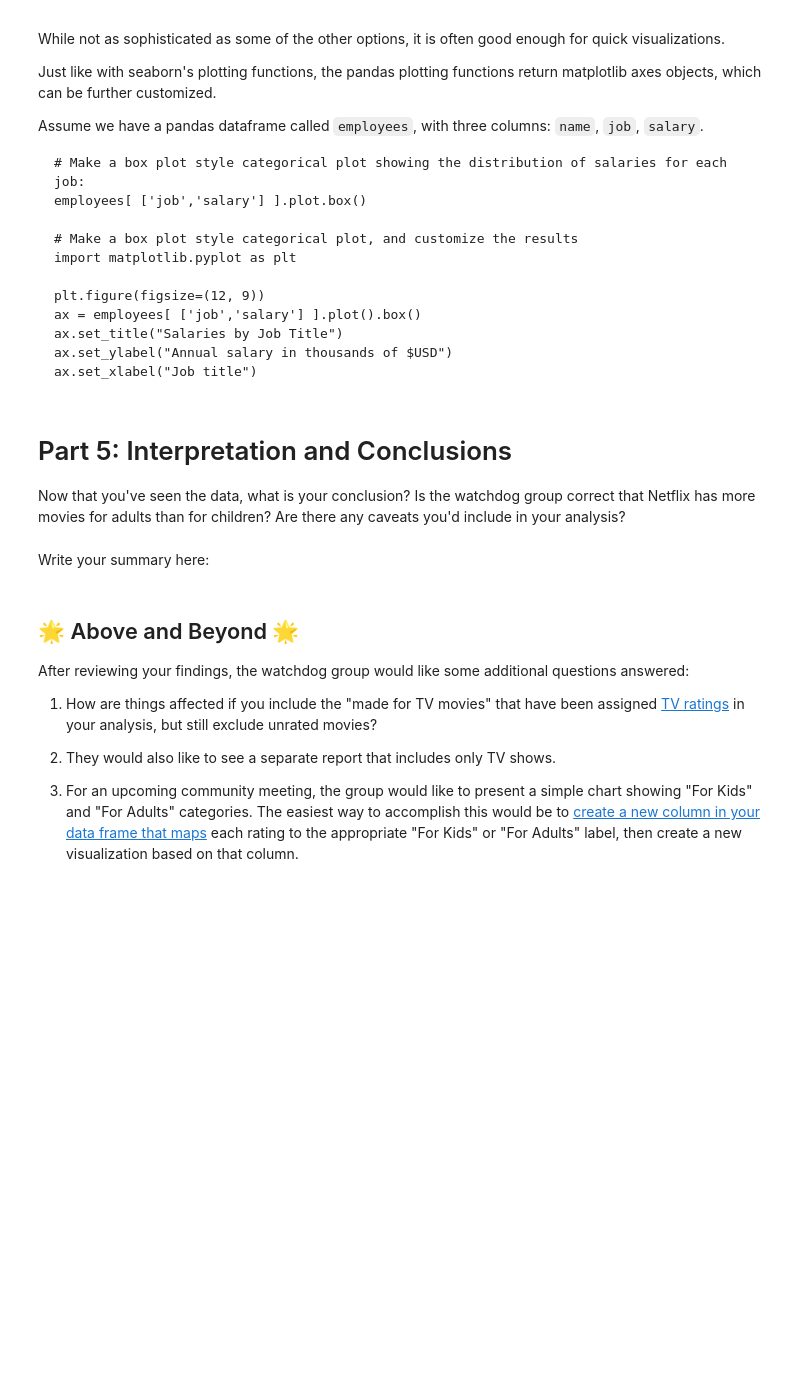
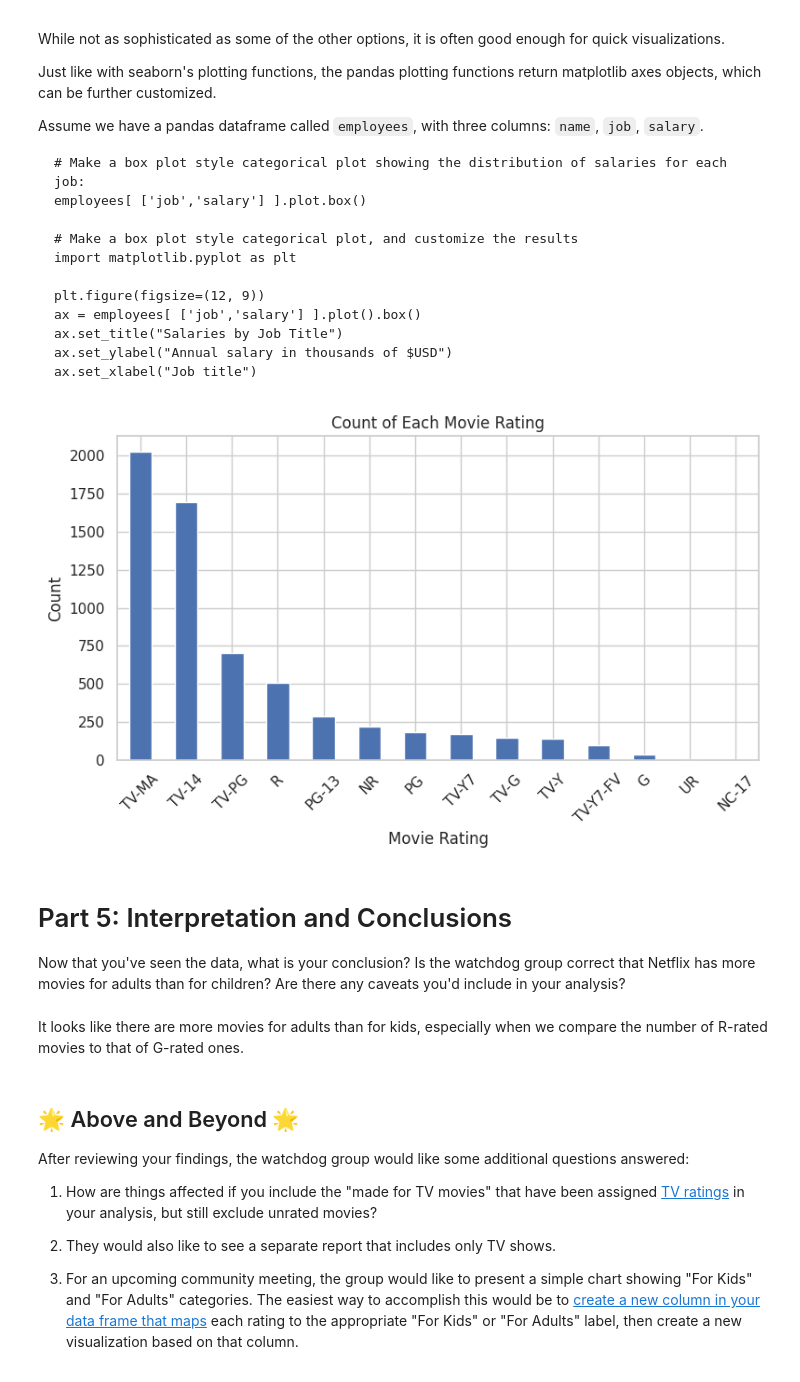
Before and after one commit to enxiaohu/enxiaohu.github.io, a Jupyter notebook: notebooks/Exploration_01.ipynb, the cells around one changed output. Drawn from its saved outputs; the diff is of its cells as text; code cells hidden in the pictures; blank space fills up the shorter version.

```diff
--- a/notebooks/Exploration_01.ipynb
+++ b/notebooks/Exploration_01.ipynb
@@ -275,15 +310,29 @@ Assume we have a pandas dataframe called `employees`, with three columns: `name`
 # %%
 # Use pandas' built in plotting functions to create a count plot comparing the count of each movie rating
 # This will be a little trickier than the other libraries, but one hint is that the pandas value_counts() function
 # actually returns a dataframe.
+import pandas as pd
+import matplotlib.pyplot as plt
+
+rating_counts = df['rating'].value_counts()
+
+rating_counts.plot(kind='bar', figsize=(8, 5), title='Count of Each Movie Rating')
+
+plt.xlabel('Movie Rating')
+plt.ylabel('Count')
+plt.xticks(rotation=45)
+plt.tight_layout()
+plt.show()
+# %% [output]
+[figure, added]
 # %% [markdown]
 # Part 5: Interpretation and Conclusions
 
 Now that you've seen the data, what is your conclusion? Is the watchdog group
 correct that Netflix has more movies for adults than for children? Are there any
 caveats you'd include in your analysis?
-# %% [markdown]
-Write your summary here:
+# %% [markdown]
+It looks like there are more movies for adults than for kids, especially when we compare the number of R-rated movies to that of G-rated ones.
 # %% [markdown]
 ## 🌟 Above and Beyond 🌟
 
```
Also changed, not shown: parts of 7 cells of this notebook.
